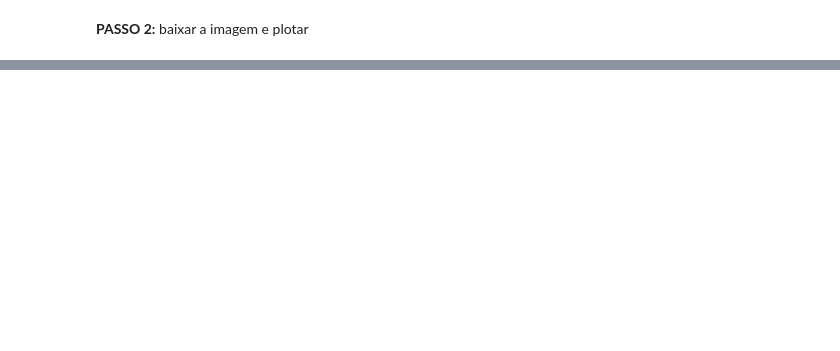
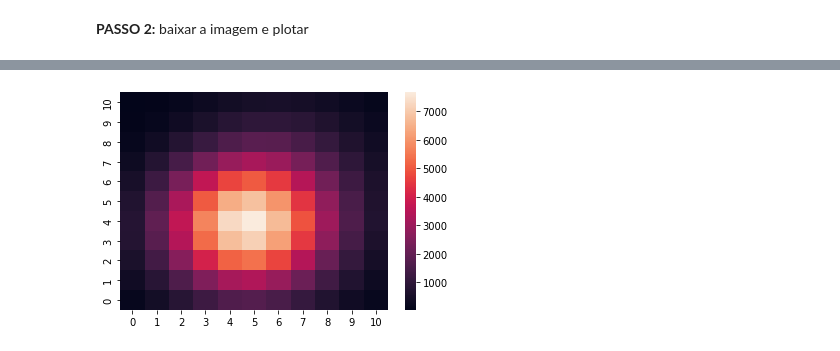
Before and after one commit to nicolecosta/exoplanetas, a Jupyter notebook: exoplanetas.ipynb, the cells around one changed output, grey strips where cells are left out. Cells and saved outputs as stored; diff of their text form; code cells hidden in the pictures; blank space fills up the shorter version.

```diff
--- a/exoplanetas.ipynb
+++ b/exoplanetas.ipynb
@@ -70,0 +63,6 @@ pixelfile.plot(aperture_mask=pixelfile.pipeline_mask);
+# %%
+from astropy.convolution.kernels import Gaussian2DKernel
+blur = convolve(kic_matrix, Gaussian2DKernel(2))
+plot_heatmap(blur)
+# %% [output]
+[figure, added]
```
Also changed, not shown: parts of 23 cells of this notebook, 2 other files.
